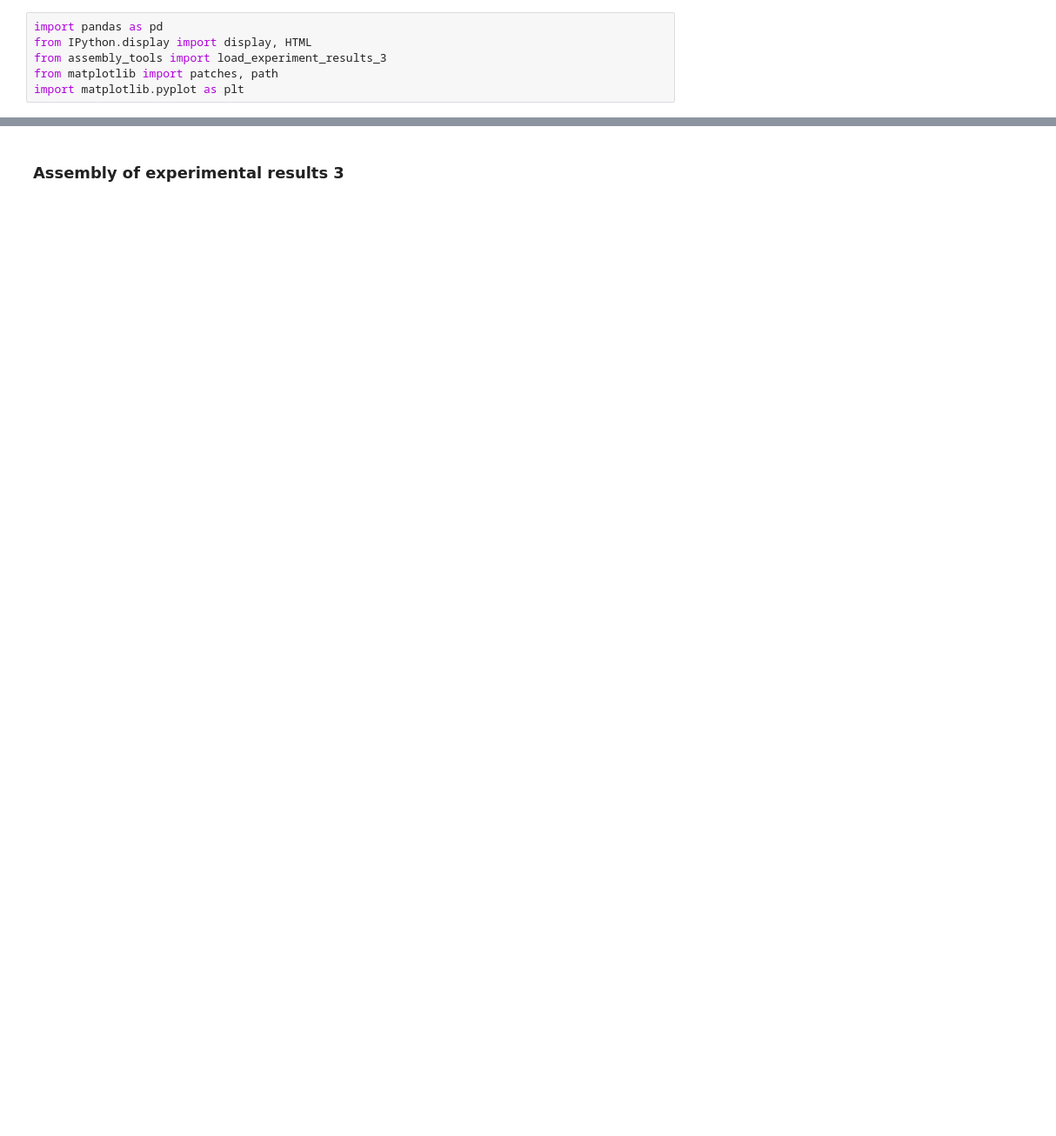
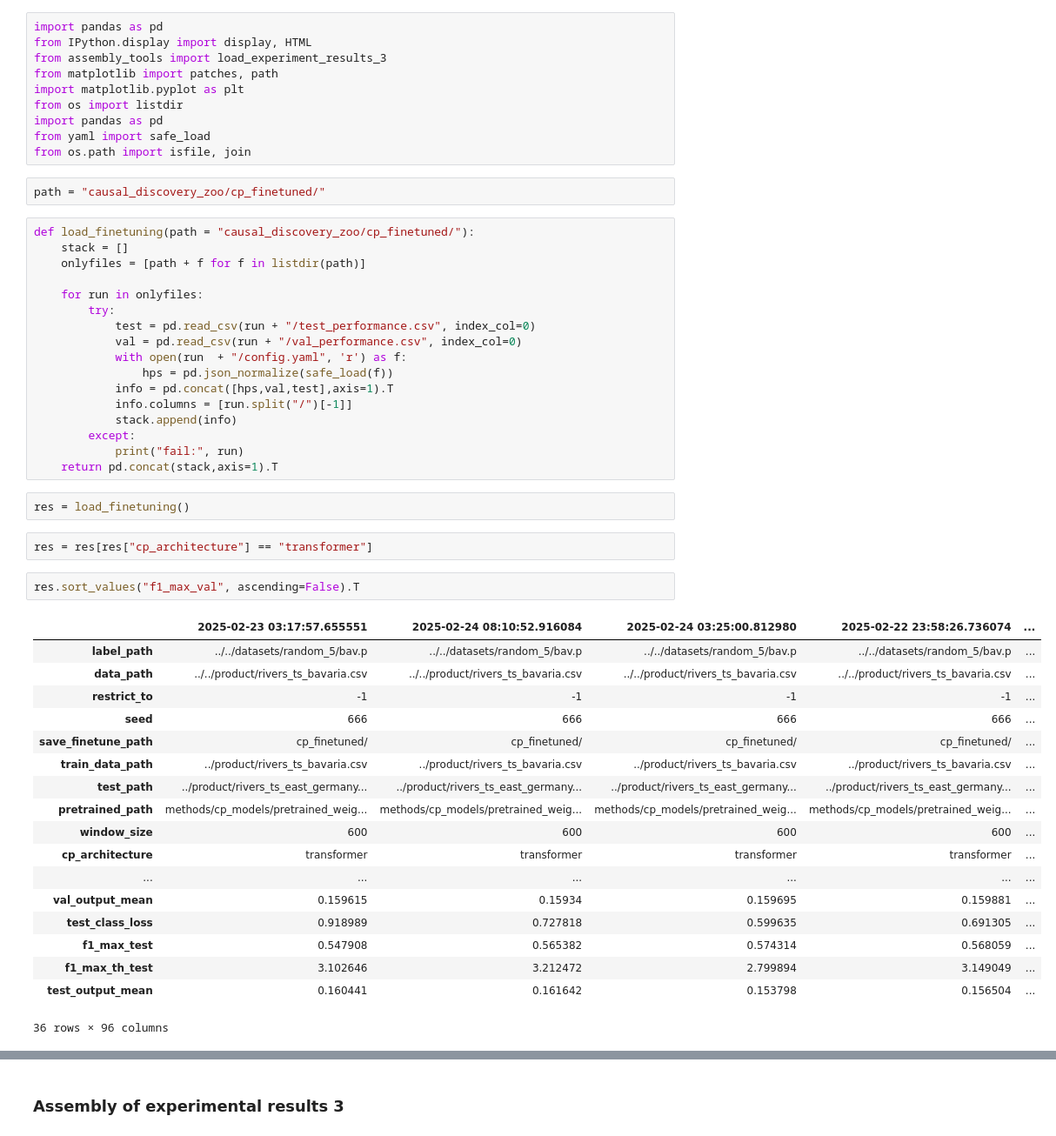
Before and after one commit to CausalRivers/experiments, a Jupyter notebook: exp3.ipynb, the cells around one changed output, grey strips where cells are left out. Shown at 87% size. Saved outputs shown, nothing was run; the diff lists cells and outputs as text; blank space fills up the shorter version.

```diff
--- a/exp3.ipynb
+++ b/exp3.ipynb
@@ -4,3 +4,51 @@ from IPython.display import display, HTML
 from assembly_tools import load_experiment_results_3
 from matplotlib import patches, path
 import matplotlib.pyplot as plt
+from os import listdir
+import pandas as pd
+from yaml import safe_load
+from os.path import isfile, join
+# %%
+path = "causal_discovery_zoo/cp_finetuned/"
+# %%
+def load_finetuning(path = "causal_discovery_zoo/cp_finetuned/"):
+    stack = []
+    onlyfiles = [path + f for f in listdir(path)]
+
+    for run in onlyfiles:
+        try:
+            test = pd.read_csv(run + "/test_performance.csv", index_col=0)
+            val = pd.read_csv(run + "/val_performance.csv", index_col=0)
+            with open(run  + "/config.yaml", 'r') as f:
+                hps = pd.json_normalize(safe_load(f))
+            info = pd.concat([hps,val,test],axis=1).T
+            info.columns = [run.split("/")[-1]]
+            stack.append(info)
+        except:
+            print("fail:", run)
+    return pd.concat(stack,axis=1).T
+# %%
+res = load_finetuning()
+# %%
+res = res[res["cp_architecture"] == "transformer"]
+# %%
+res.sort_values("f1_max_val", ascending=False).T
+# %% [output]
+|  | 2025-02-23 03:17:57.655551 | 2025-02-24 08:10:52.916084 | 2025-02-24 03:25:00.812980 | 2025-02-22 23:58:26.736074 | ... |
+| label_path | ../../datasets/random_5/bav.p | ../../datasets/random_5/bav.p | ../../datasets/random_5/bav.p | ../../datasets/random_5/bav.p | ... |
+| data_path | ../../product/rivers_ts_bavaria.csv | ../../product/rivers_ts_bavaria.csv | ../../product/rivers_ts_bavaria.csv | ../../product/rivers_ts_bavaria.csv | ... |
+| restrict_to | -1 | -1 | -1 | -1 | ... |
+| seed | 666 | 666 | 666 | 666 | ... |
+| save_finetune_path | cp_finetuned/ | cp_finetuned/ | cp_finetuned/ | cp_finetuned/ | ... |
+| train_data_path | ../product/rivers_ts_bavaria.csv | ../product/rivers_ts_bavaria.csv | ../product/rivers_ts_bavaria.csv | ../product/rivers_ts_bavaria.csv | ... |
+| test_path | ../product/rivers_ts_east_germany... | ../product/rivers_ts_east_germany... | ../product/rivers_ts_east_germany... | ../product/rivers_ts_east_germany... | ... |
+| pretrained_path | methods/cp_models/pretrained_weig... | methods/cp_models/pretrained_weig... | methods/cp_models/pretrained_weig... | methods/cp_models/pretrained_weig... | ... |
+| window_size | 600 | 600 | 600 | 600 | ... |
+| cp_architecture | transformer | transformer | transformer | transformer | ... |
+| ... | ... | ... | ... | ... | ... |
+| val_output_mean | 0.159615 | 0.15934 | 0.159695 | 0.159881 | ... |
+| test_class_loss | 0.918989 | 0.727818 | 0.599635 | 0.691305 | ... |
+| f1_max_test | 0.547908 | 0.565382 | 0.574314 | 0.568059 | ... |
+| f1_max_th_test | 3.102646 | 3.212472 | 2.799894 | 3.149049 | ... |
+| test_output_mean | 0.160441 | 0.161642 | 0.153798 | 0.156504 | ... |
+36 rows × 96 columns
```
Also changed, not shown: parts of 6 cells of this notebook, 4 other files.
